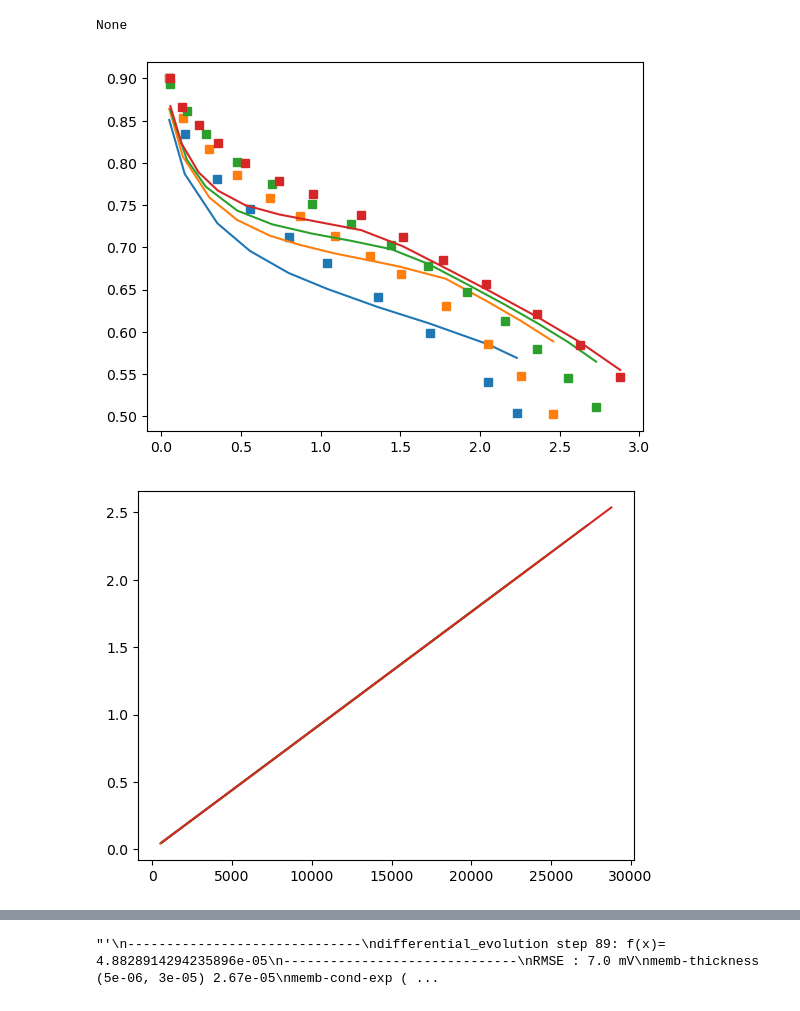
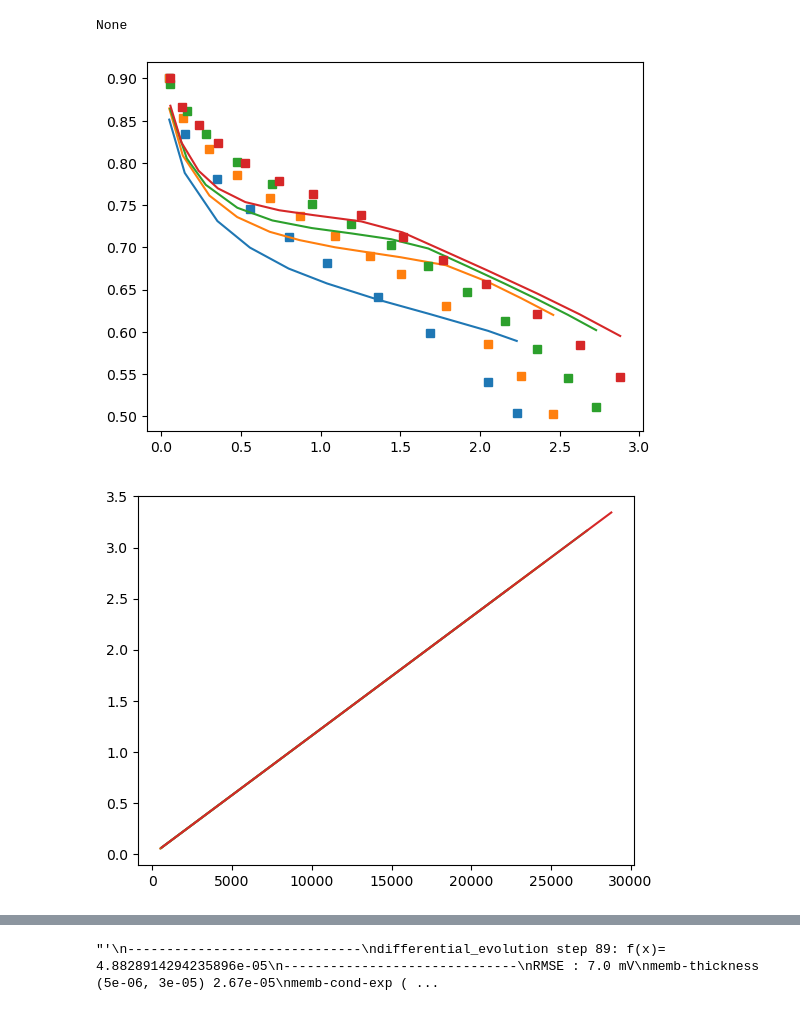
Before and after one commit to affonsop/marapendi, a Jupyter notebook: scripts/estimate_data_gass2024.ipynb, the cells around one changed output, grey strips where cells are left out. Cells and saved outputs as stored; diff of their text form; code cells hidden in the pictures.

```diff
--- a/scripts/estimate_data_gass2024.ipynb
+++ b/scripts/estimate_data_gass2024.ipynb
@@ -72,6 +75,8 @@ def create_fuel_cell(params):
                 effective_gas_diffusion_ratio=10000.,
                 ionomer_film_thickness=params['ionomer-thickness'],
                 thickness=params['ca-cl-thickness'],
+                absolute_permeability=1e-13,
+                contact_angle=95.,
                 thermal_conductivity=0.25,
                 reaction=cb.ElectrochemicalReaction(
                     reference_exchange_current_density=2.5e-4,
@@ -86,12 +91,14 @@ def create_fuel_cell(params):
             ),
             gdl=cb.PorousLayer(
                 thickness=200e-6,
+                contact_angle=120.,
                 effective_gas_diffusion_ratio=params['gdl-eff-diff-ratio'],
                 absolute_permeability=params['Kabs'],
                 thermal_conductivity=params['gdl-deltaT-ref']
             ),
             has_mpl=False,
             ch=cb.GasFlowChannel(
+                height=0.4e-3,
                 reactant='o2',
                 transport_resistance_model = cb.ChannelGasResistanceModel(A_ch=params['A_ch'], B_ch=params['B_ch'])
             ),
@@ -116,6 +123,7 @@ def create_fuel_cell(params):
                 thermal_conductivity=params['gdl-deltaT-ref']
             ),
             ch=cb.GasFlowChannel(
+                height=0.4e-3,
                 reactant='h2',
                 transport_resistance_model = cb.ChannelGasResistanceModel(A_ch=params['A_ch'],B_ch=params['B_ch'])
             ),
@@ -128,7 +136,9 @@ def create_fuel_cell(params):
             conductivity_exp=params['memb-cond-exp'],
             conductivity_correction=params['memb-cond-correction'],
             h2_permeation_model=cb.HydrogenPermeationModel(),
-            water_balance_model=cb.MembraneWaterBalanceModel(reference_absorption_coefficient=params['memb-abs-constant'])
+            water_balance_model=cb.MembraneWaterBalanceModel(
+                reference_water_chemical_diffusion_coefficient=params['memb-water-diff'],
+                reference_absorption_coefficient=params['memb-abs-constant'])
         )
     )
     fc.dT_ref = params['gdl-deltaT-ref']
@@ -148,7 +158,7 @@ exp_voltage_list = np.concatenate(
     )
 
 model = cb.ParameterEstimationSteadyState(h, {'ECSA': 80e3,
-                                              'elec-resistance': 40e-7,
+                                              'elec-resistance': 30e-7,
                                               'gdl-eff-diff-ratio': 0.2,
                                               'memb-abs-constant': 1e-5,
                                               'ionomer-thickness': 4.14e-8,
@@ -157,37 +167,39 @@ model = cb.ParameterEstimationSteadyState(h, {'ECSA': 80e3,
                                               'S-cl-0': 17.5,
                                               'A_ch': 0,
                                               'B_ch': 0,
+                                              'memb-water-diff': 4e-10,
                                               'R-cl-exponent': 3.82, # Voir Eskandari 2022
                                               'wet-transition': 0.2,
                                               'memb-thickness': 20e-6,
                                               'memb-cond-exp':1.0,
                                               'memb-cond-correction': 1,
-                                              'gdl-deltaT-ref': 10,
+                                              'gdl-deltaT-ref': 2,
                                               'o2-diff-exponent': .708,
-                                              'Kabs':1.e-13,
+                                              'Kabs':1.e-12,
                                               'omega-PtO': 0})
 
 fuel_cell = create_fuel_cell(model.p)
 print(fuel_cell.calculate_heat_transfer_resistance())
 for k, p in enumerate(pressure_list):
     U_sim = compute_ui_curve(exp_data[p]['i'].values*1e4, fuel_cell, p*1e5)
     plt.figure(1)
     plt.plot(exp_data[p]['i'].values, U_sim, 'C{}-'.format(k))
     plt.plot(exp_data[p]['i'].values, exp_data[p]['U'].values, 'C{}s'.format(k))
     plt.figure(2)
     plt.plot(fuel_cell.current_density, fuel_cell.mea_temperature_increase)
     plt.figure(3)
 
     plt.plot(fuel_cell.current_density,fuel_cell.membrane.water_content)
     plt.plot(fuel_cell.current_density,fuel_cell.an.cl.water_content)
     # # plt.ylim([0,14])
 
 
         #plt.plot(fuel_cell.current_density, fuel_cell.ca.equiv_water_content, 'C{}-.'.format(k))
 
     plt.figure(4)
-    plt.plot(fuel_cell.current_density, fuel_cell.ca.gdl.water_saturation)
+    plt.plot(fuel_cell.current_density, fuel_cell.ca.cl.water_saturation,'C{}-'.format(k))
+    plt.plot(fuel_cell.current_density, fuel_cell.ca.gdl.water_saturation,'C{}--'.format(k))
 # %% [output]
 None
-[figure, old version]
+[figure, new version]
-[figure, old version]
+[figure, new version]
```
Also changed, not shown: parts of 8 cells of this notebook, 11 other files.
